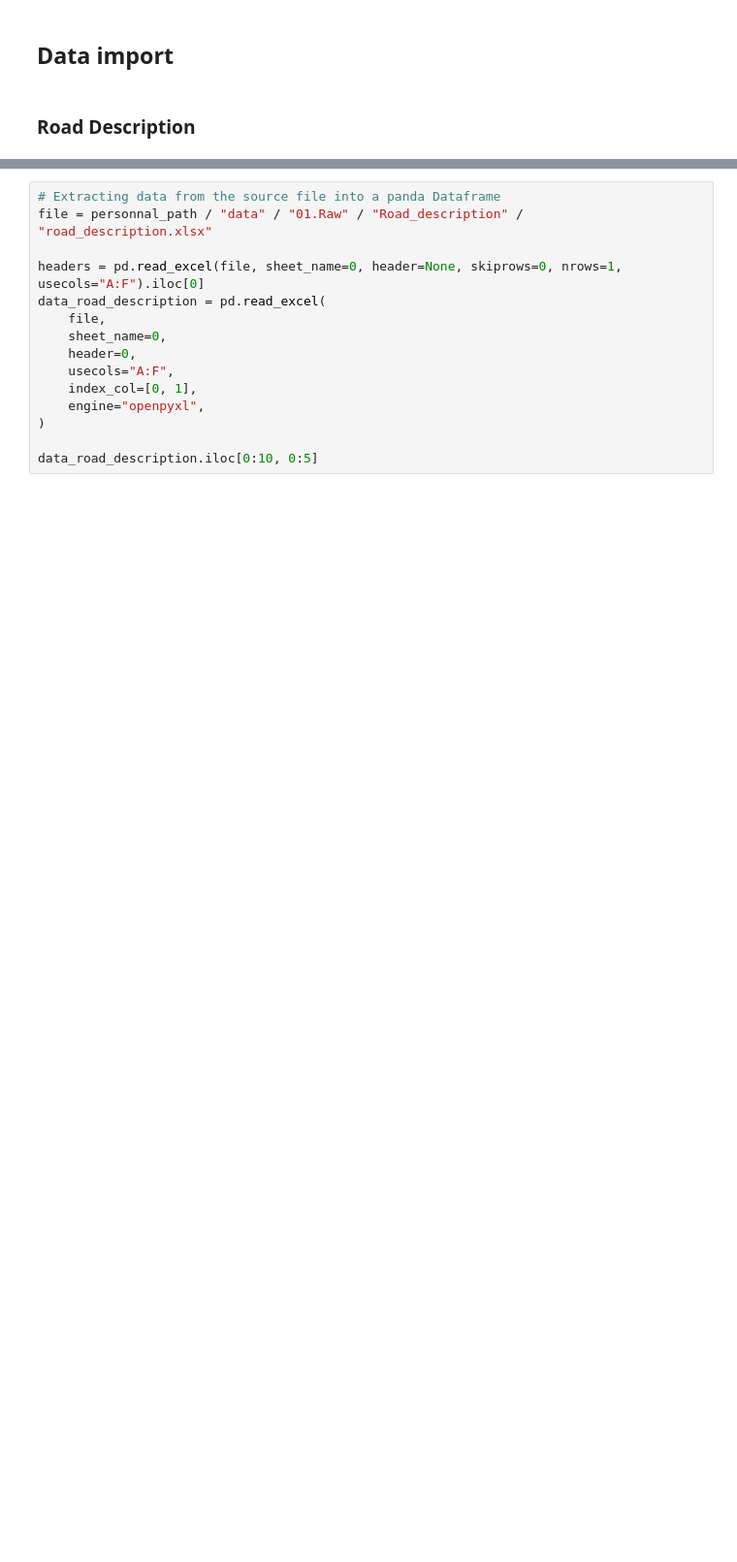
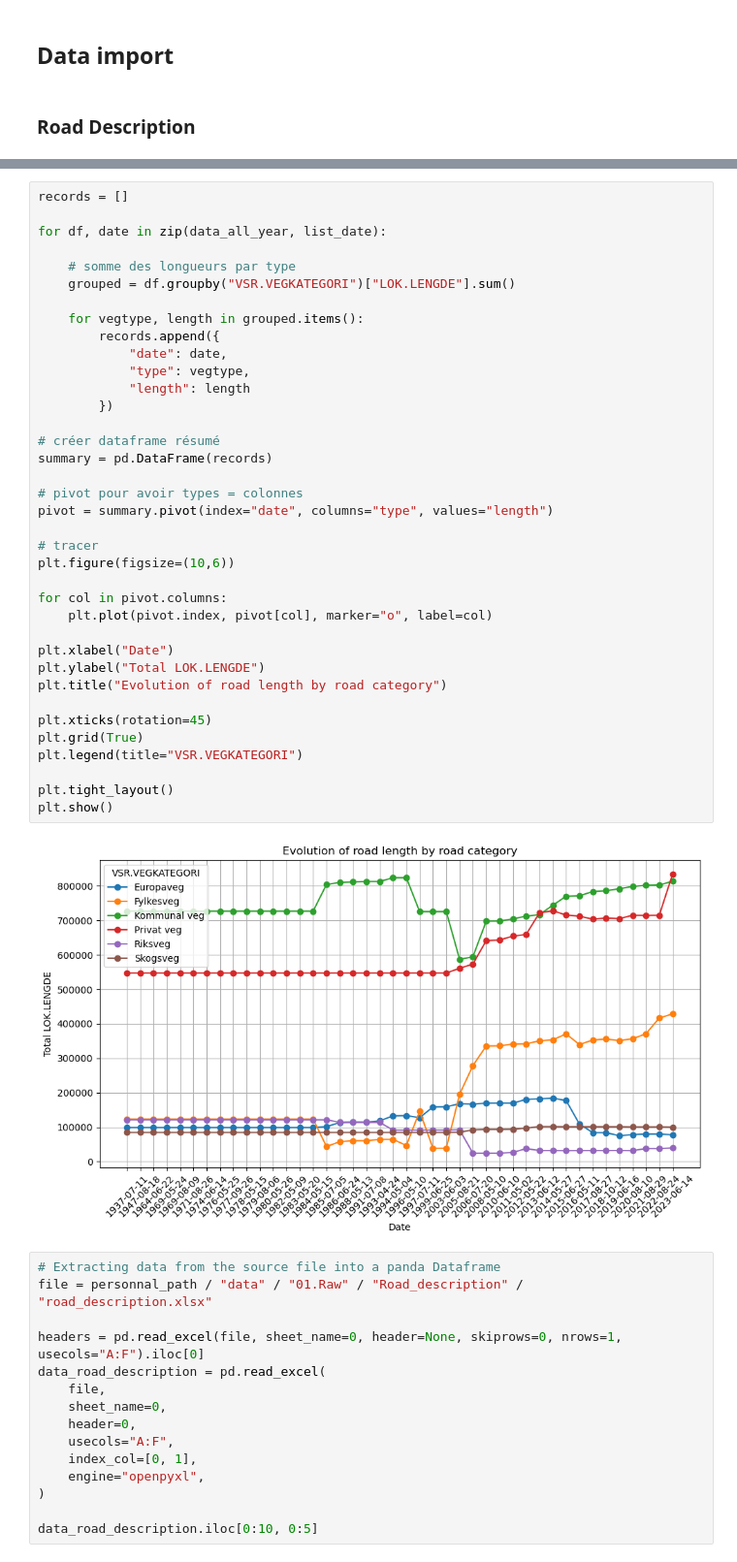
Before and after one commit to leolibe/master_thesis, a Jupyter notebook: data_processing/02.Validation/raw_data_processing.ipynb, the cells around one changed output, grey strips where cells are left out. Shown at 97% size. Cells and saved outputs as stored; diff of their text form; blank space fills up the shorter version.

```diff
--- a/data_processing/02.Validation/raw_data_processing.ipynb
+++ b/data_processing/02.Validation/raw_data_processing.ipynb
@@ -46,3 +80,42 @@ We import here the data for the validations throughout the years.
+# %%
+records = []
+
+for df, date in zip(data_all_year, list_date):
+
+    # somme des longueurs par type
+    grouped = df.groupby("VSR.VEGKATEGORI")["LOK.LENGDE"].sum()
+
+    for vegtype, length in grouped.items():
+        records.append({
+            "date": date,
+            "type": vegtype,
+            "length": length
+        })
+
+# créer dataframe résumé
+summary = pd.DataFrame(records)
+
+# pivot pour avoir types = colonnes
+pivot = summary.pivot(index="date", columns="type", values="length")
+
+# tracer
+plt.figure(figsize=(10,6))
+
+for col in pivot.columns:
+    plt.plot(pivot.index, pivot[col], marker="o", label=col)
+
+plt.xlabel("Date")
+plt.ylabel("Total LOK.LENGDE")
+plt.title("Evolution of road length by road category")
+
+plt.xticks(rotation=45)
+plt.grid(True)
+plt.legend(title="VSR.VEGKATEGORI")
+
+plt.tight_layout()
+plt.show()
+# %% [output]
+[figure, added]
 # %%
 # Extracting data from the source file into a panda Dataframe
 file = personnal_path / "data" / "01.Raw" / "Road_description" / "road_description.xlsx"
```
Also changed, not shown: parts of 6 cells of this notebook, 43 other files.
